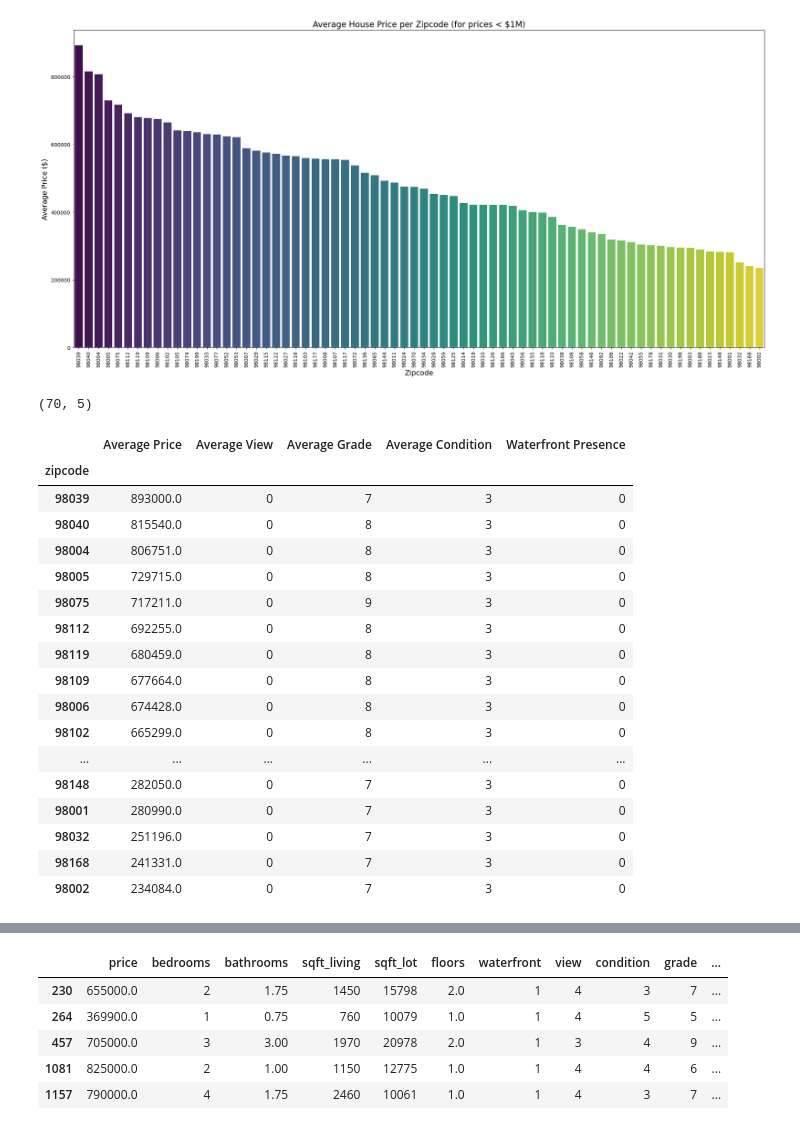
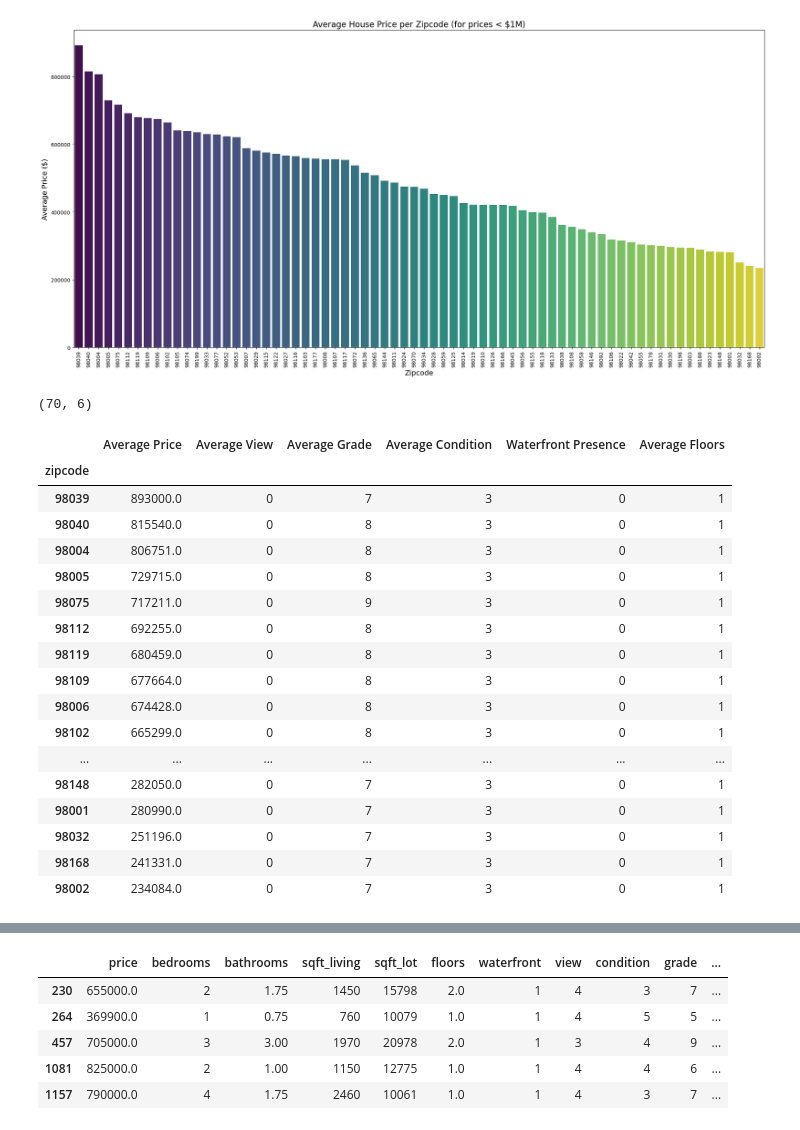
Before and after one commit to Enam88/apartment-hunter, a Jupyter notebook: notebooks/preprocessing.ipynb, the cells around one changed output, grey strips where cells are left out. Drawn from its saved outputs; the diff is of its cells as text; code cells hidden in the pictures.

```diff
--- a/notebooks/preprocessing.ipynb
+++ b/notebooks/preprocessing.ipynb
@@ -416,51 +416,57 @@ avg_grade_per_zipcode = price_equals_less_1e6.groupby("zipcode")["grade"].mean()
 avg_condition_per_zipcode = price_equals_less_1e6.groupby("zipcode")["condition"].mean().astype(int)
 # avg_condition_per_zipcode.sort_values(ascending=False)
 
 # Calculate waterfront presence per zipcode
 avg_waterfront_per_zipcode = price_equals_less_1e6.groupby("zipcode")["waterfront"].mean().astype(int)
 # avg_waterfront_per_zipcode.sort_values(ascending=False)
 
+# Calculate waterfront presence per zipcode
+avg_floor_per_zipcode = price_equals_less_1e6.groupby("zipcode")["floors"].mean().astype(int)
+# avg_waterfront_per_zipcode.sort_values(ascending=False)
+
 
 # Merge these into a single DataFrame
 zipcode_analysis = avg_price_per_zipcode_less_1e6.set_index("zipcode").join([
     avg_view_per_zipcode,
     avg_grade_per_zipcode,
     avg_condition_per_zipcode,
-    avg_waterfront_per_zipcode
+    avg_waterfront_per_zipcode,
+    avg_floor_per_zipcode
 
 ], how="inner")
 
 
 zipcode_analysis.columns = [
     'Average Price',
     'Average View',
     'Average Grade',
     'Average Condition',
-    'Waterfront Presence'
+    'Waterfront Presence',
+    'Average Floors'
 ]
 
 # Display the DataFrame
 zipcode_analysis.sort_values('Average Price', ascending=False, inplace=True)
 print(zipcode_analysis.shape)
 
 zipcode_analysis
 # %% [output]
-(70, 5)
+(70, 6)
-|  | Average Price | Average View | Average Grade | Average Condition | Waterfront Presence |
-| zipcode |  |  |  |  |  |
-| 98039 | 893000.0 | 0 | 7 | 3 | 0 |
-| 98040 | 815540.0 | 0 | 8 | 3 | 0 |
-| 98004 | 806751.0 | 0 | 8 | 3 | 0 |
-| 98005 | 729715.0 | 0 | 8 | 3 | 0 |
-| 98075 | 717211.0 | 0 | 9 | 3 | 0 |
-| 98112 | 692255.0 | 0 | 8 | 3 | 0 |
-| 98119 | 680459.0 | 0 | 8 | 3 | 0 |
-| 98109 | 677664.0 | 0 | 8 | 3 | 0 |
-| 98006 | 674428.0 | 0 | 8 | 3 | 0 |
-| 98102 | 665299.0 | 0 | 8 | 3 | 0 |
-| ... | ... | ... | ... | ... | ... |
-| 98148 | 282050.0 | 0 | 7 | 3 | 0 |
-| 98001 | 280990.0 | 0 | 7 | 3 | 0 |
-| 98032 | 251196.0 | 0 | 7 | 3 | 0 |
-| 98168 | 241331.0 | 0 | 7 | 3 | 0 |
-| 98002 | 234084.0 | 0 | 7 | 3 | 0 |
+|  | Average Price | Average View | Average Grade | Average Condition | Waterfront Presence | Average Floors |
+| zipcode |  |  |  |  |  |  |
+| 98039 | 893000.0 | 0 | 7 | 3 | 0 | 1 |
+| 98040 | 815540.0 | 0 | 8 | 3 | 0 | 1 |
+| 98004 | 806751.0 | 0 | 8 | 3 | 0 | 1 |
+| 98005 | 729715.0 | 0 | 8 | 3 | 0 | 1 |
+| 98075 | 717211.0 | 0 | 9 | 3 | 0 | 1 |
+| 98112 | 692255.0 | 0 | 8 | 3 | 0 | 1 |
+| 98119 | 680459.0 | 0 | 8 | 3 | 0 | 1 |
+| 98109 | 677664.0 | 0 | 8 | 3 | 0 | 1 |
+| 98006 | 674428.0 | 0 | 8 | 3 | 0 | 1 |
+| 98102 | 665299.0 | 0 | 8 | 3 | 0 | 1 |
+| ... | ... | ... | ... | ... | ... | ... |
+| 98148 | 282050.0 | 0 | 7 | 3 | 0 | 1 |
+| 98001 | 280990.0 | 0 | 7 | 3 | 0 | 1 |
+| 98032 | 251196.0 | 0 | 7 | 3 | 0 | 1 |
+| 98168 | 241331.0 | 0 | 7 | 3 | 0 | 1 |
+| 98002 | 234084.0 | 0 | 7 | 3 | 0 | 1 |
```
Also changed, not shown: parts of 2 cells of this notebook.
